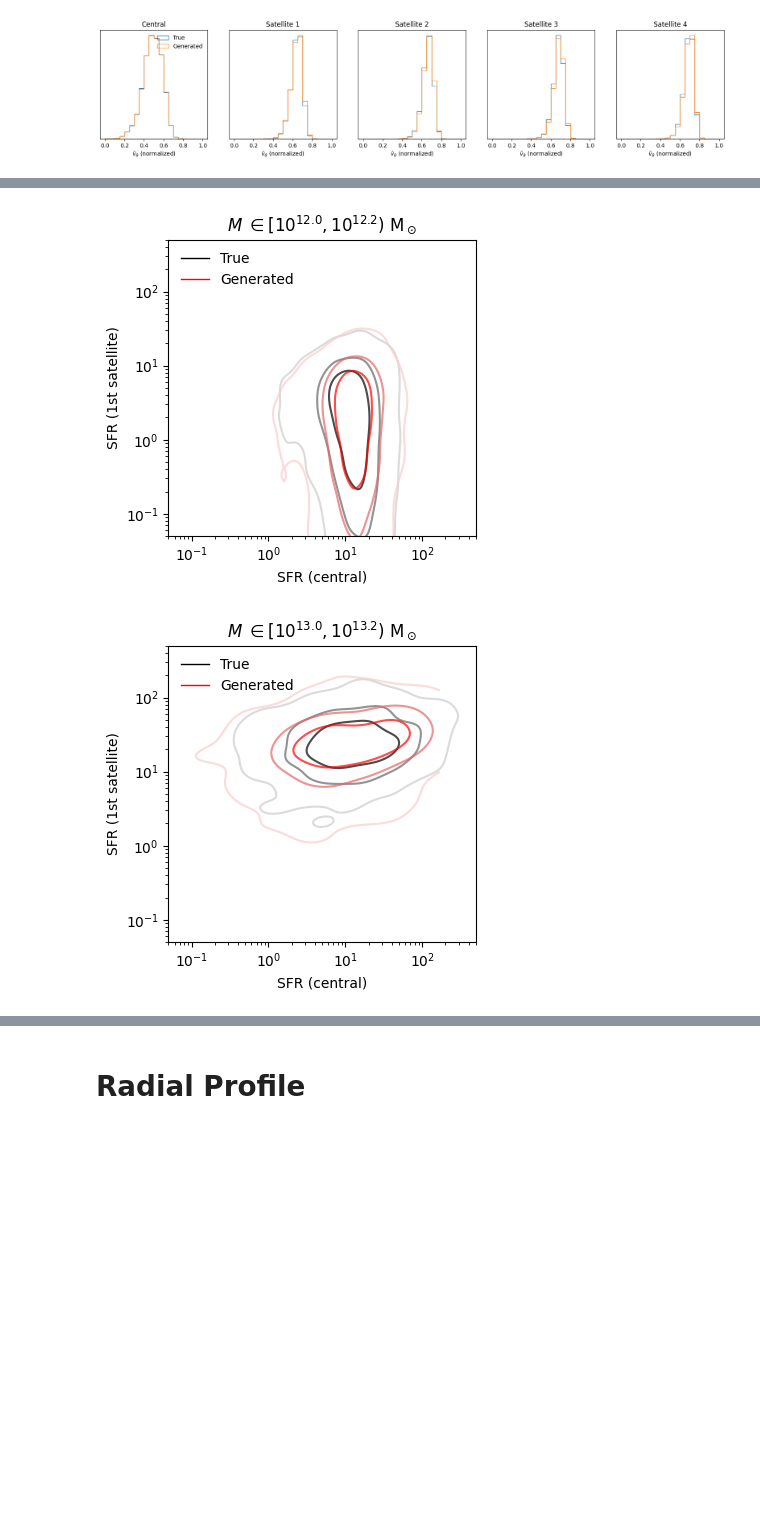
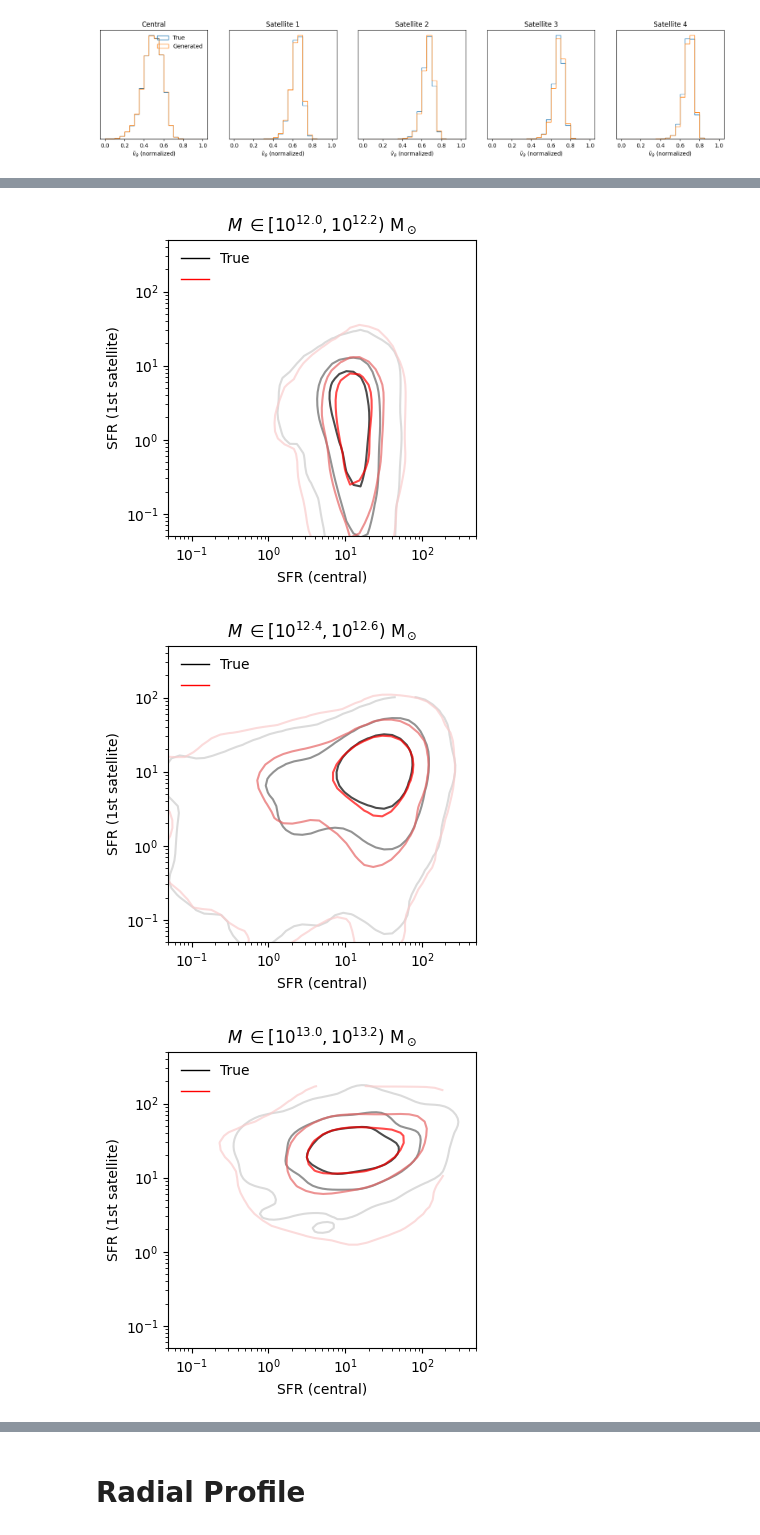
Before and after one commit to knmoriwaki/cosmoglint, a Jupyter notebook: notebooks/plot_transformer.ipynb, the cells around one changed output, grey strips where cells are left out. Drawn from its saved outputs; the diff is of its cells as text; code cells hidden in the pictures; blank space fills up the shorter version.

```diff
--- a/notebooks/plot_transformer.ipynb
+++ b/notebooks/plot_transformer.ipynb
@@ -248,8 +254,6 @@ def show_distribution(gen, length, x_physical_unit, panel_id=[1,1,1], xmax_to_sh
     if not isinstance(x_physical_unit, (list, np.ndarray)):
         x_physical_unit = [x_physical_unit] * len(gen)
 
-    num_samples = len(gen)
-
     nrows, ncols, panel_id = panel_id
 
     for i, g in enumerate(gen):
@@ -257,7 +261,6 @@ def show_distribution(gen, length, x_physical_unit, panel_id=[1,1,1], xmax_to_sh
         R = virial_radius(x_physical_unit[i])
 
         g = g[:length[i]]
-
         s = g[:, 0] * 200
         d = g[:, 1] * ( xmax[2] - xmin[2] ) + xmin[2]
         vr = g[:, 2] * ( xmax[3] - xmin[3] ) + xmin[3]
@@ -295,16 +298,11 @@ def show_distribution(gen, length, x_physical_unit, panel_id=[1,1,1], xmax_to_sh
         plt.xticks([])
         plt.yticks([])
 
-        #ax.spines['top'].set_visible(False)
-        #ax.spines['bottom'].set_visible(False)
-        #ax.spines['right'].set_visible(False)
-        #ax.spines['left'].set_visible(False)
-
         if i == 0:
             ax.set_ylabel(ylabel, fontsize=15)
 
 
-x_phys_list = [11, 12, 13]
+x_phys_list = [11.001, 12, 13]
 ncols = 8
 nrows = len(x_phys_list)
 plt.figure(figsize=(ncols*3, nrows*3))
@@ -826,14 +723,14 @@ from matplotlib.lines import Line2D
 from scipy.stats import gaussian_kde
 import matplotlib.cm as cm
 
-def plot_contour(y1, y2, colors):
+def plot_contour(y1, y2, colors, label=None, nbins=50):
     logy1 = np.log10(y1)
     logy2 = np.log10(y2)
     values = np.vstack([logy1, logy2])
     kde = gaussian_kde(values)
 
-    xgrid = np.linspace(logy1.min(), logy1.max(), 200)
-    ygrid = np.linspace(logy2.min(), logy2.max(), 200)
+    xgrid = np.linspace(logy1.min(), logy1.max(), nbins)
+    ygrid = np.linspace(logy2.min(), logy2.max(), nbins)
     X, Y = np.meshgrid(xgrid, ygrid)
     positions = np.vstack([X.ravel(), Y.ravel()])
     Z = kde(positions).reshape(X.shape)
@@ -848,14 +745,12 @@ def plot_contour(y1, y2, colors):
         idx = np.searchsorted(cumsum, target)
         levels.append(Z_sorted[idx])
 
-    print(levels)
-
     contour = plt.contour(10 ** X, 10 ** Y, Z, levels=levels, colors=colors, alpha=0.7)
 
-colors1 = [(0.8, 0.8, 0.8),(0.4, 0.4, 0.4),"black"]
+    return Line2D([0], [0], color=colors[-1], label=label, lw=1)
 
-colors2 = [(0.98, 0.8, 0.8),(0.9, 0.4, 0.4),"red"]
-
+colors_black = [(0.8, 0.8, 0.8),(0.4, 0.4, 0.4),"black"]
+colors_red = [(0.98, 0.8, 0.8),(0.9, 0.4, 0.4),"red"]
 
 _nbins = 20
 _xbins = np.linspace(0, 1, _nbins+1)
@@ -863,7 +758,7 @@ _xbins_physical_unit = _xbins[:,None] * (xmax[None,:] - xmin[None,:]) + xmin[Non
 
 _xbin_indices_true = np.digitize(x_true, _xbins) - 1 # (num_samples,)
 
-for i in [0, 5, 10]: #[5,7,9]:
+for i in [0, 5, 7, 10]: #[5,7,9]:
     i0 = 0
     i1 = 1
     if i < 5:
@@ -883,8 +778,8 @@ for i in [0, 5, 10]: #[5,7,9]:
     y1now = 10 ** y1now
     y2now = 10 ** y2now
 
-    plot_contour(y1now, y2now, colors=colors1)
-    handle_list.append(Line2D([0], [0], color=colors1[-1], label="True", lw=1))
+    line_label = plot_contour(y1now, y2now, colors=colors_black, label="True")
+    handle_list.append(line_label)
 
     mask = (_xbin_indices_true == i) & (length_generated > max(i0, i1))
     y1now = generated[mask][:,i0,0] * (xmax[1] - xmin[1]) + xmin[1]
@@ -892,8 +787,10 @@ for i in [0, 5, 10]: #[5,7,9]:
     y1now = 10 ** y1now
     y2now = 10 ** y2now
 
-    plot_contour(y1now, y2now, colors=colors2)
-    handle_list.append(Line2D([0], [0], color=colors2[-1], label="Generated", lw=1))
+    line_label = plot_contour(y1now, y2now, colors=colors_red)
+    handle_list.append(line_label)
+
+    if iparam ==
 
     plt.legend(handles=handle_list, loc="upper left", frameon=False)
 
@@ -921,2 +813,3 @@ Saved figure to ../scripts/runs/output_transformer/transformer1_33_use_vel_ep40_
-[figure, old version]
+[figure, new version]
-[figure, old version]
+[figure, new version]
+[figure, added]
```
Also changed, not shown: parts of 9 cells of this notebook, 26 other files.
